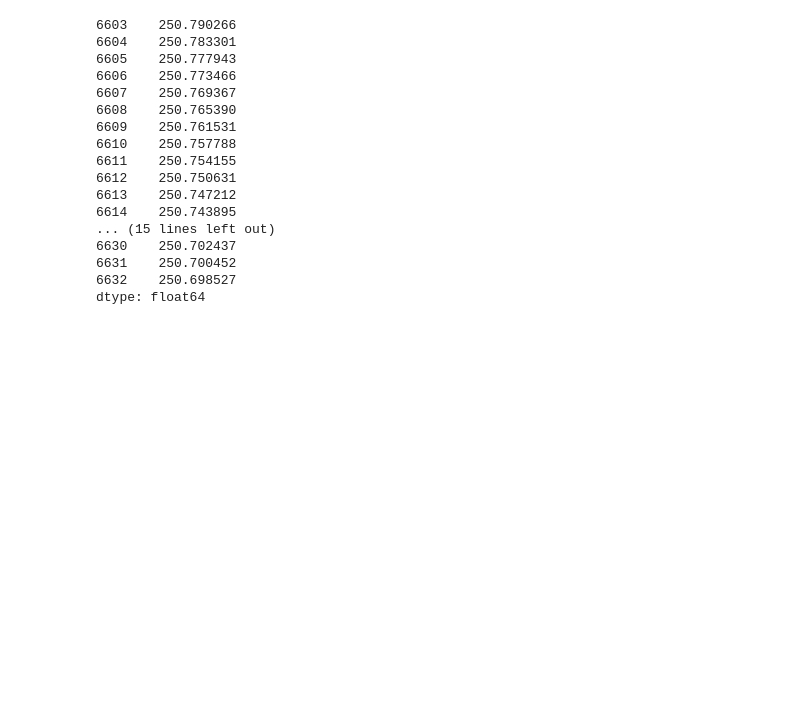
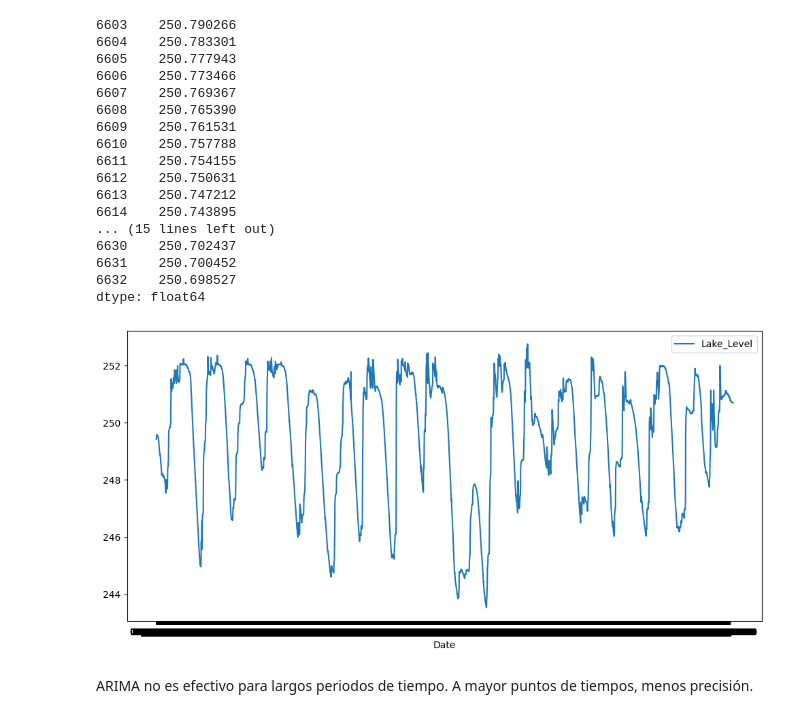
Before and after one commit to bartowen/acea_serie_tiempo, a Jupyter notebook: src/explore.ipynb, the cells around one changed output. Cells and saved outputs as stored; diff of their text form; code cells hidden in the pictures; blank space fills up the shorter version.

```diff
--- a/src/explore.ipynb
+++ b/src/explore.ipynb
@@ -261,8 +261,12 @@ dtype: float64
 # %%
 fig, axis = plt.subplots(figsize=(10,5))
 
-sns.lineplot(data=df_2)
+sns.lineplot(data=df_2[df_2.index>'01-05-2020'])
 sns.lineplot(data=forecast, c ='green')
 
 plt.tight_layout()
 plt.show()
+# %% [output]
+[figure, added]
+# %% [markdown]
+ARIMA no es efectivo para largos periodos de tiempo. A mayor puntos de tiempos, menos precisión.
```
Also changed, not shown: parts of 1 cell of this notebook, 1 other file.
